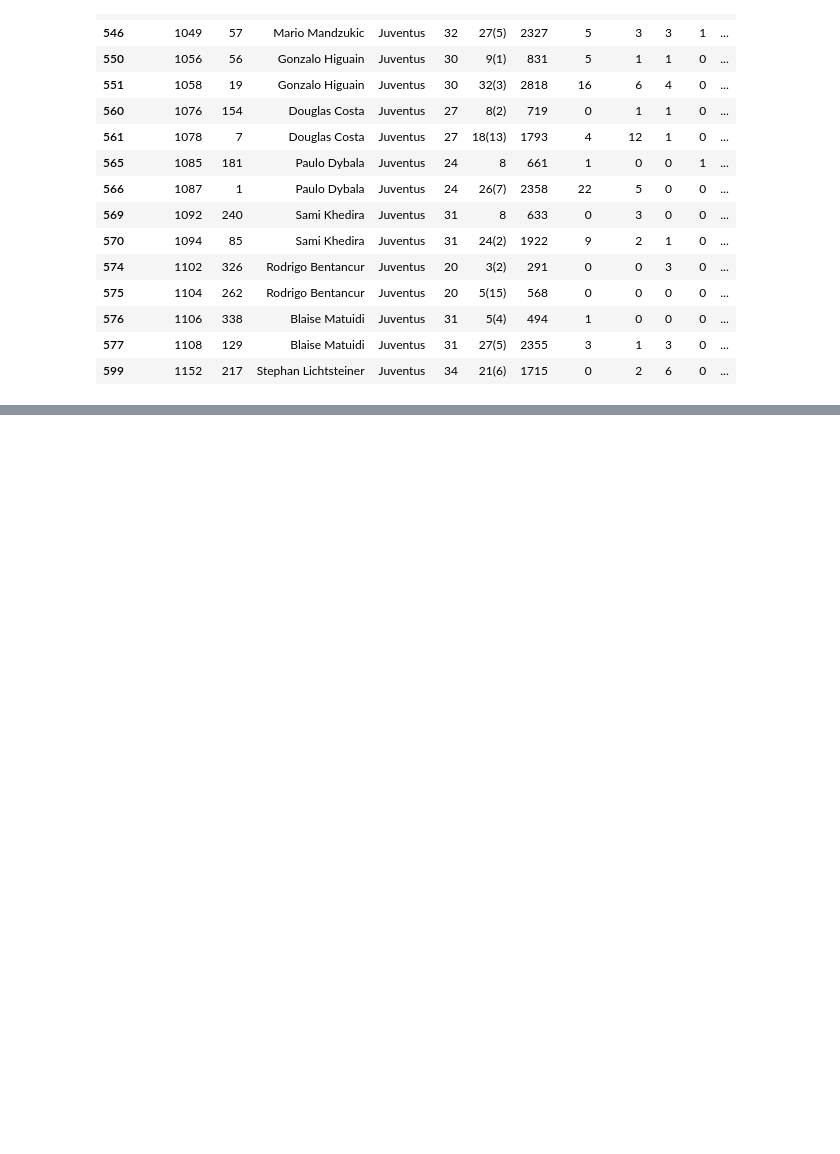
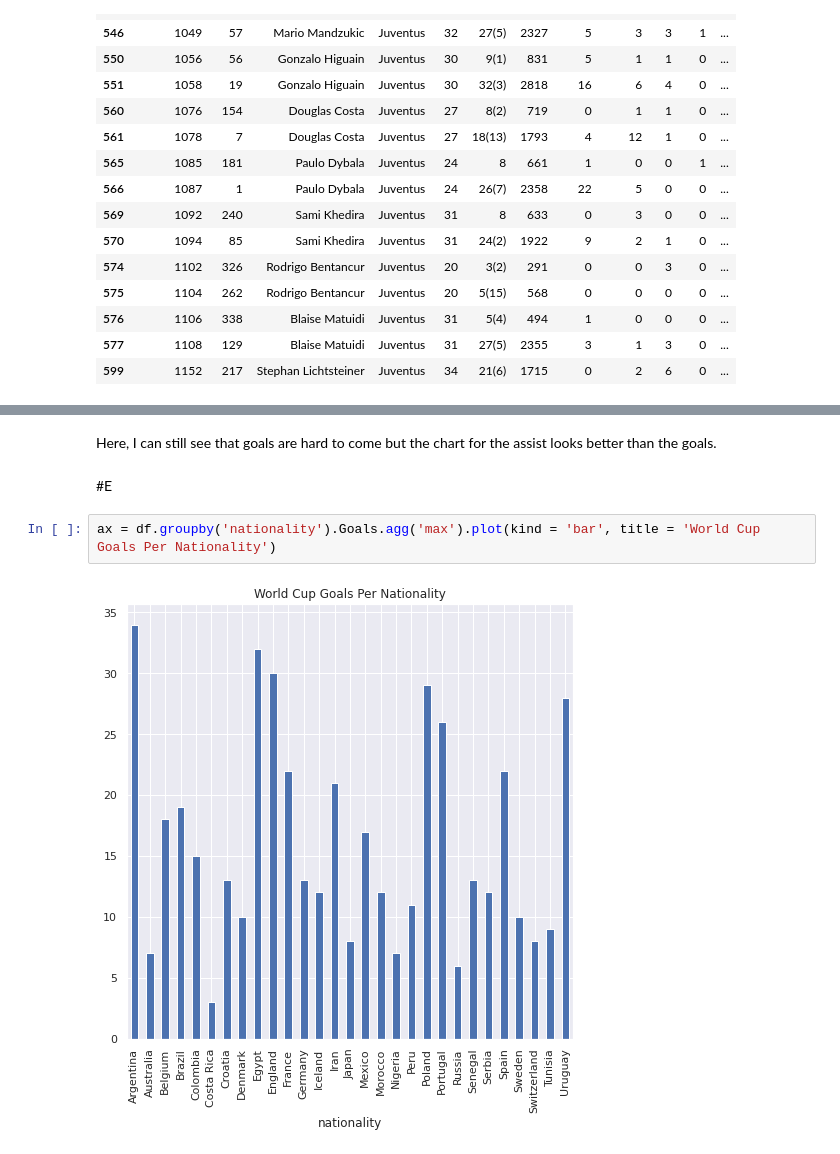
Before and after one commit to anjilakarkigit/dataVisualization, a Jupyter notebook: Exam3.ipynb, the cells around one changed output, grey strips where cells are left out. Saved outputs shown, nothing was run; the diff lists cells and outputs as text; blank space fills up the shorter version.

```diff
--- a/Exam3.ipynb
+++ b/Exam3.ipynb
@@ -62,0 +89,8 @@ So, here are some stats of different Juventus player.There are two players that
+# %% [markdown]
+Here, I can still see that goals are hard to come but the chart for the assist looks better than the goals.
+# %% [markdown]
+#E
+# %%
+ax = df.groupby('nationality').Goals.agg('max').plot(kind = 'bar', title = 'World Cup Goals Per Nationality')
+# %% [output]
+[figure, added]
```
Also changed, not shown: parts of 26 cells of this notebook.
